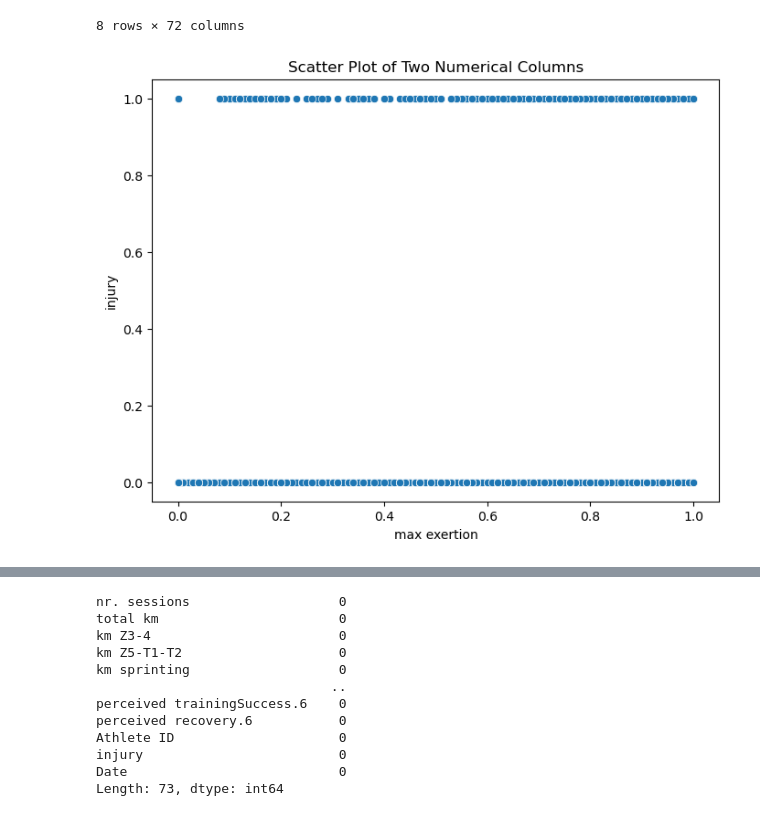
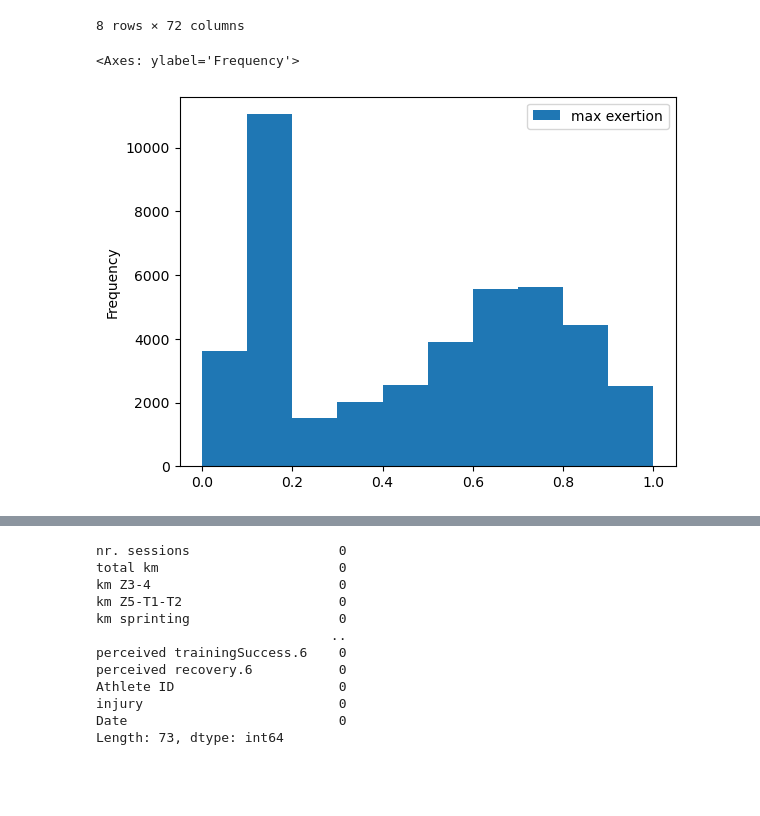
Before and after one commit to sonicjoy/Injury-Prediction-for-Competitive-Runners, a Jupyter notebook: main.ipynb, the cells around one changed output, grey strips where cells are left out. Cells and saved outputs as stored; diff of their text form; code cells hidden in the pictures; blank space fills up the shorter version.

```diff
--- a/main.ipynb
+++ b/main.ipynb
@@ -102,14 +101,17 @@ week_ds.describe()
 8 rows × 72 columns
 # %%
 # Scatter plot of two numerical variables
-plt.figure(figsize=(8, 6))
+""" plt.figure(figsize=(8, 6))
 sns.scatterplot(x='max exertion', y='injury', data=week_ds)
 plt.title('Scatter Plot of Two Numerical Columns')
 plt.xlabel('max exertion')
 plt.ylabel('injury')
 plt.show()
+ """
+week_ds.plot(kind='hist', x='', y='max exertion')
 # %% [output]
+<Axes: ylabel='Frequency'>
-[figure, old version]
+[figure, new version]
 # %%
 # Compute correlation coefficients
 correlation_matrix = week_ds.corr()
```
Also changed, not shown: parts of 8 cells of this notebook, 1 other file.
